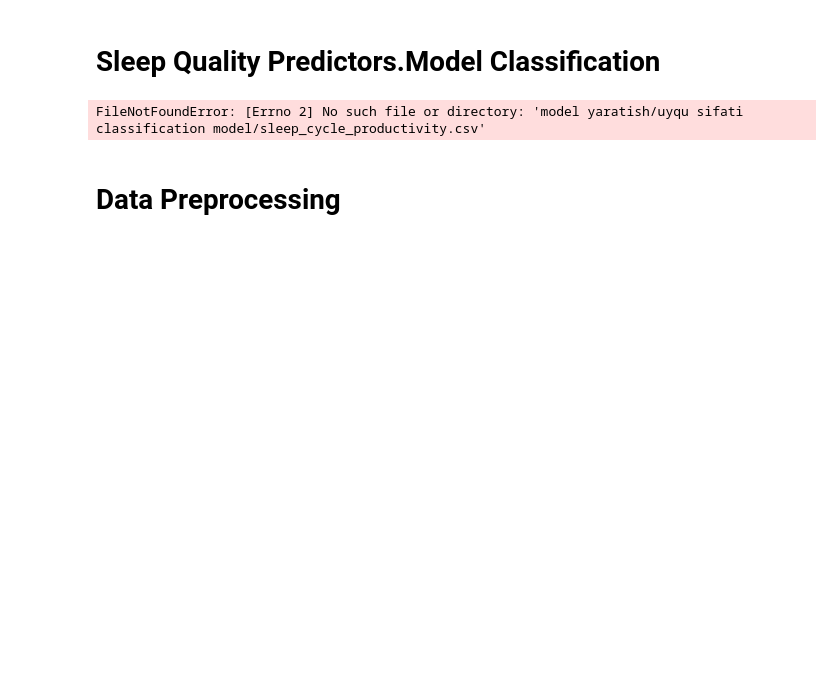
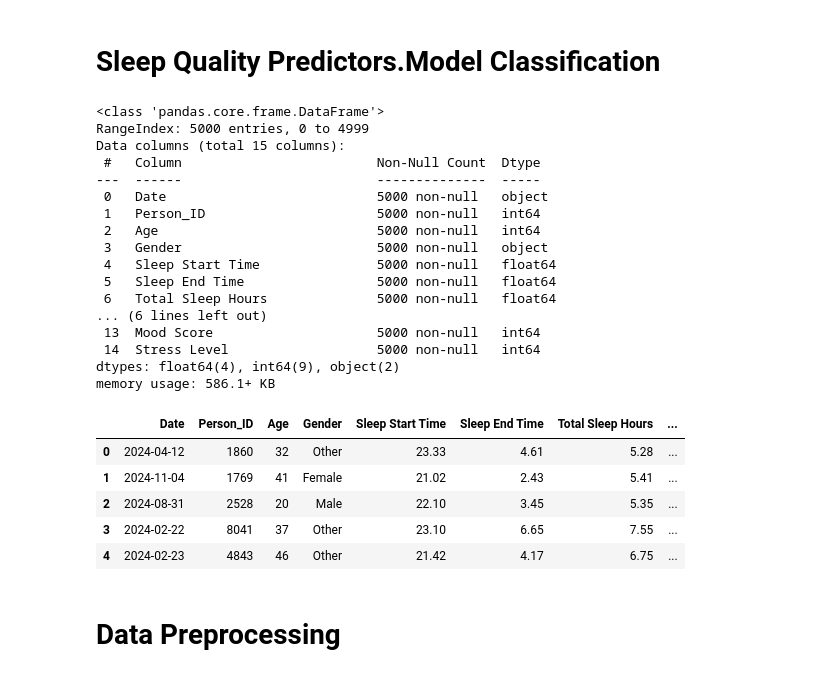
Before and after one commit to saidabroor/Sleep-quality-predictor, a Jupyter notebook: model yaratish/uyqu sifati classification model/uyqu sifati classification model.ipynb, the cells around one changed output. Cells and saved outputs as stored; diff of their text form; code cells hidden in the pictures; blank space fills up the shorter version.

```diff
--- a/model yaratish/uyqu sifati classification model/uyqu sifati classification model.ipynb
+++ b/model yaratish/uyqu sifati classification model/uyqu sifati classification model.ipynb
@@ -27,9 +26,31 @@ from sklearn.compose import ColumnTransformer
 # %%
-df=pd.read_csv('model yaratish/uyqu sifati classification model/sleep_cycle_productivity.csv')
+df = pd.read_csv(r'/Users/user/ML course/2nd_month/project/sleep_cycle_productivity.csv')
 df.info()
 df.head()
 # %% [output]
-FileNotFoundError: [Errno 2] No such file or directory: 'model yaratish/uyqu sifati classification model/sleep_cycle_productivity.csv'
+<class 'pandas.core.frame.DataFrame'>
+RangeIndex: 5000 entries, 0 to 4999
+Data columns (total 15 columns):
+ #   Column                         Non-Null Count  Dtype
+---  ------                         --------------  -----
+ 0   Date                           5000 non-null   object
+ 1   Person_ID                      5000 non-null   int64
+ 2   Age                            5000 non-null   int64
+ 3   Gender                         5000 non-null   object
+ 4   Sleep Start Time               5000 non-null   float64
+ 5   Sleep End Time                 5000 non-null   float64
+ 6   Total Sleep Hours              5000 non-null   float64
+... (6 lines left out)
+ 13  Mood Score                     5000 non-null   int64
+ 14  Stress Level                   5000 non-null   int64
+dtypes: float64(4), int64(9), object(2)
+memory usage: 586.1+ KB
+|  | Date | Person_ID | Age | Gender | Sleep Start Time | Sleep End Time | Total Sleep Hours | ... |
+| 0 | 2024-04-12 | 1860 | 32 | Other | 23.33 | 4.61 | 5.28 | ... |
+| 1 | 2024-11-04 | 1769 | 41 | Female | 21.02 | 2.43 | 5.41 | ... |
+| 2 | 2024-08-31 | 2528 | 20 | Male | 22.10 | 3.45 | 5.35 | ... |
+| 3 | 2024-02-22 | 8041 | 37 | Other | 23.10 | 6.65 | 7.55 | ... |
+| 4 | 2024-02-23 | 4843 | 46 | Other | 21.42 | 4.17 | 6.75 | ... |
 # %% [markdown]
 # Data Preprocessing
 # %%
```
Also changed, not shown: parts of 11 cells of this notebook.
